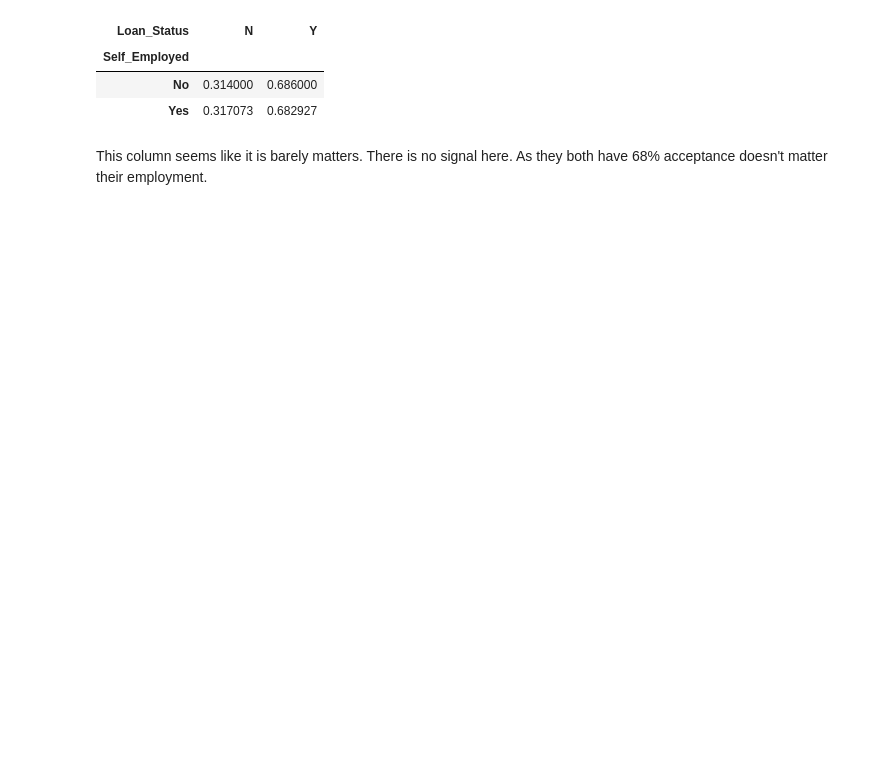
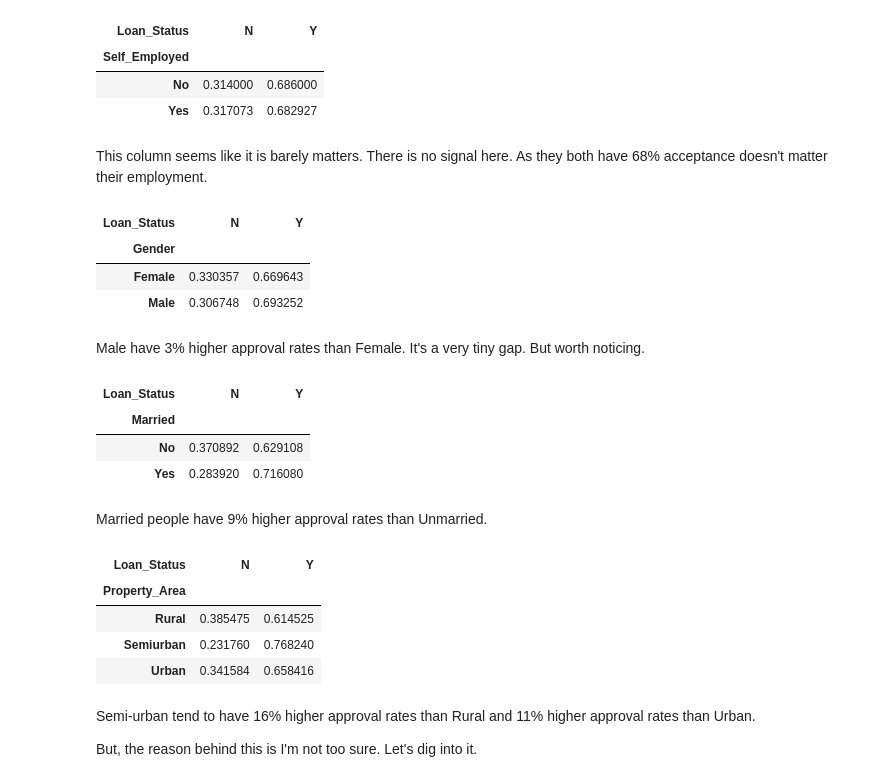
Before and after one commit to karywnl/loan-prediction, a Jupyter notebook: eda.ipynb, the cells around one changed output. Saved outputs shown, nothing was run; the diff lists cells and outputs as text; code cells hidden in the pictures; blank space fills up the shorter version.

Commit message:
eda : found property_area as our second important feature after credit_history

```diff
--- a/eda.ipynb
+++ b/eda.ipynb
@@ -131,3 +127,42 @@ df.groupby('Self_Employed')['Loan_Status'].value_counts(normalize=True).unstack(
 | Yes | 0.317073 | 0.682927 |
 # %% [markdown]
 This column seems like it is barely matters. There is no signal here. As they both have 68% acceptance doesn't matter their employment.
+# %%
+# Approval rate by Gender
+# Hypothesis: Gender may influence loan approval rates.
+
+df.groupby('Gender')['Loan_Status'].value_counts(normalize=True).unstack()
+# %% [output]
+| Loan_Status | N | Y |
+| Gender |  |  |
+| Female | 0.330357 | 0.669643 |
+| Male | 0.306748 | 0.693252 |
+# %% [markdown]
+Male have 3% higher approval rates than Female. It's a very tiny gap. But worth noticing.
+# %%
+# Approval rate by Married status
+# Hypothesis: Married applicants may have different approval rates compared to unmarried applicants.
+
+df.groupby('Married')['Loan_Status'].value_counts(normalize=True).unstack()
+# %% [output]
+| Loan_Status | N | Y |
+| Married |  |  |
+| No | 0.370892 | 0.629108 |
+| Yes | 0.283920 | 0.716080 |
+# %% [markdown]
+Married people have 9% higher approval rates than Unmarried.
+# %%
+# Approval rate by property area
+# Hypothesis: Semi-urban might have higher approval rates due it's potential to improve.
+
+df.groupby('Property_Area')['Loan_Status'].value_counts(normalize=True).unstack()
+# %% [output]
+| Loan_Status | N | Y |
+| Property_Area |  |  |
+| Rural | 0.385475 | 0.614525 |
+| Semiurban | 0.231760 | 0.768240 |
+| Urban | 0.341584 | 0.658416 |
+# %% [markdown]
+Semi-urban tend to have 16% higher approval rates than Rural and 11% higher approval rates than Urban.
+
+But, the reason behind this is I'm not too sure. Let's dig into it.
```
Also changed, not shown: parts of 2 cells of this notebook.
